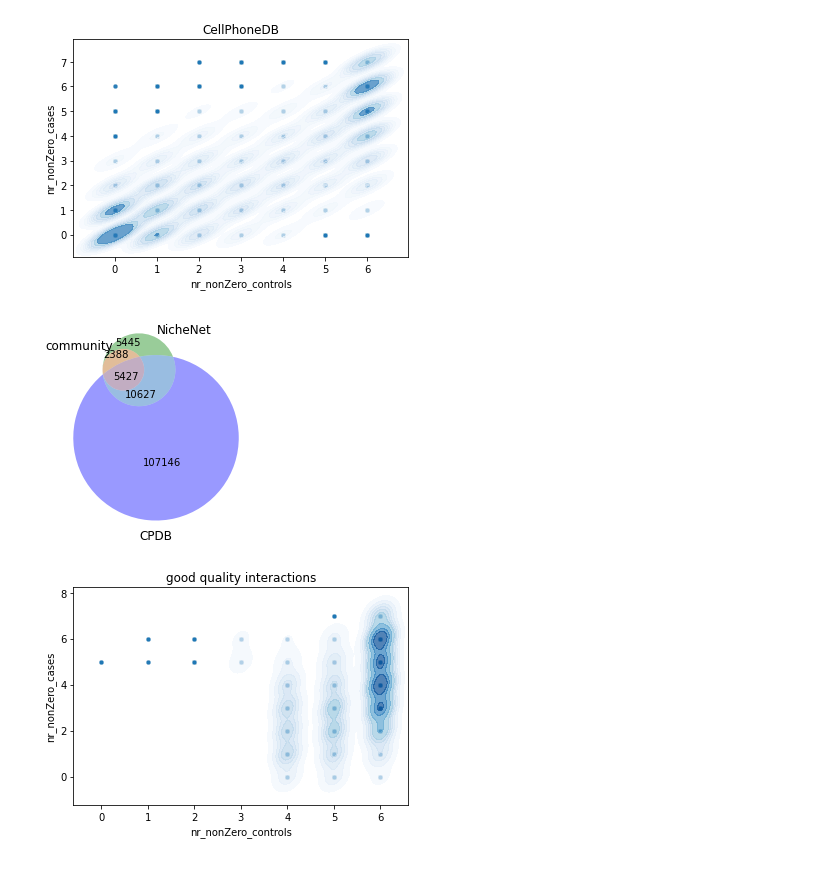
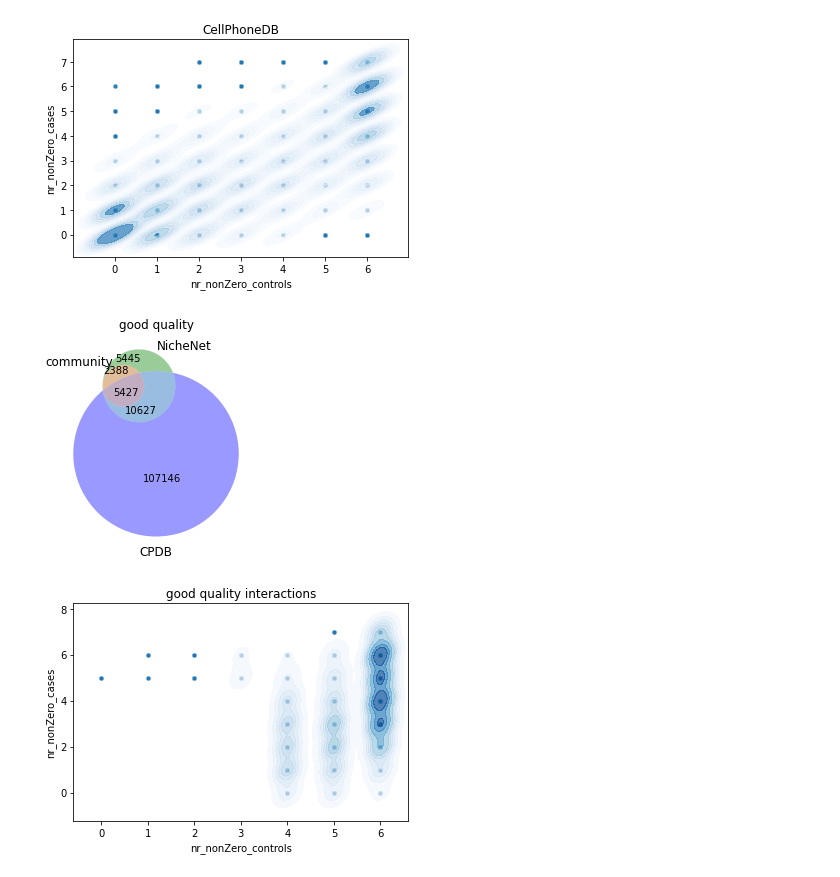
Before and after one commit to colomemaria/community-paper, a Jupyter notebook: src/method_comparison/compare_results/compare_raw.ipynb, the cells around one changed output. Drawn from its saved outputs; the diff is of its cells as text; code cells hidden in the pictures.

Commit message:
fix plots

```diff
--- a/src/method_comparison/compare_results/compare_raw.ipynb
+++ b/src/method_comparison/compare_results/compare_raw.ipynb
@@ -114,10 +114,11 @@ plt.savefig('density_CellPhoneDB.jpeg', bbox_inches='tight')
 # %%
 #good quality interactions from community
 
 venn3([set(index_to_list(community_good_quality)), set(index_to_list(nnet)), set(index_to_list(cpdb))], ("community", 'NicheNet', 'CPDB'))
+plt.title("good quality")
 plt.savefig('venn_good_quality.jpeg', bbox_inches='tight')
 # %% [output]
-[figure, old version]
+[figure, new version]
 # %%
 community_good_anno = community_anno_raw[community_anno_raw.interaction_ID.isin(index_to_list(community_good_quality))]
 # %%
```
Also changed, not shown: parts of 3 cells of this notebook, 6 other files.
